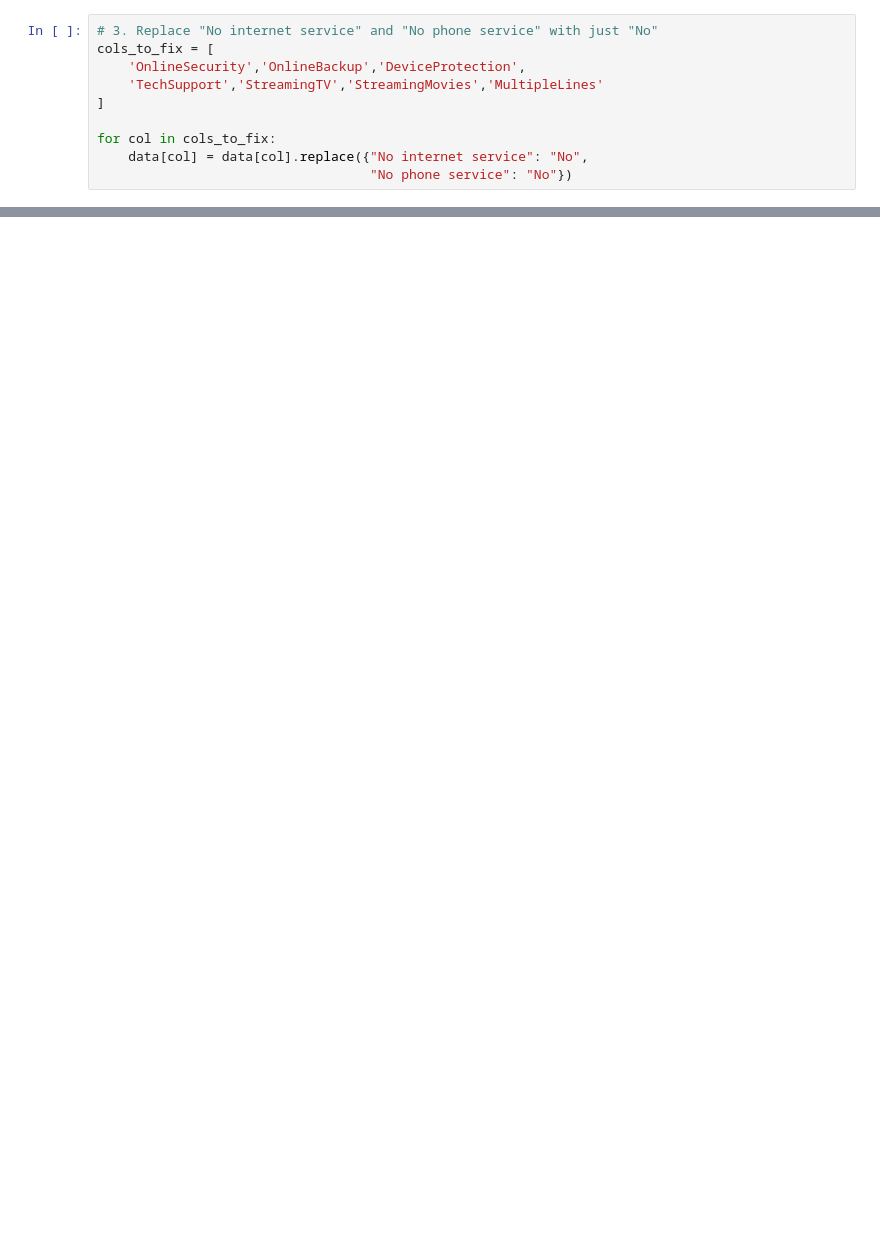
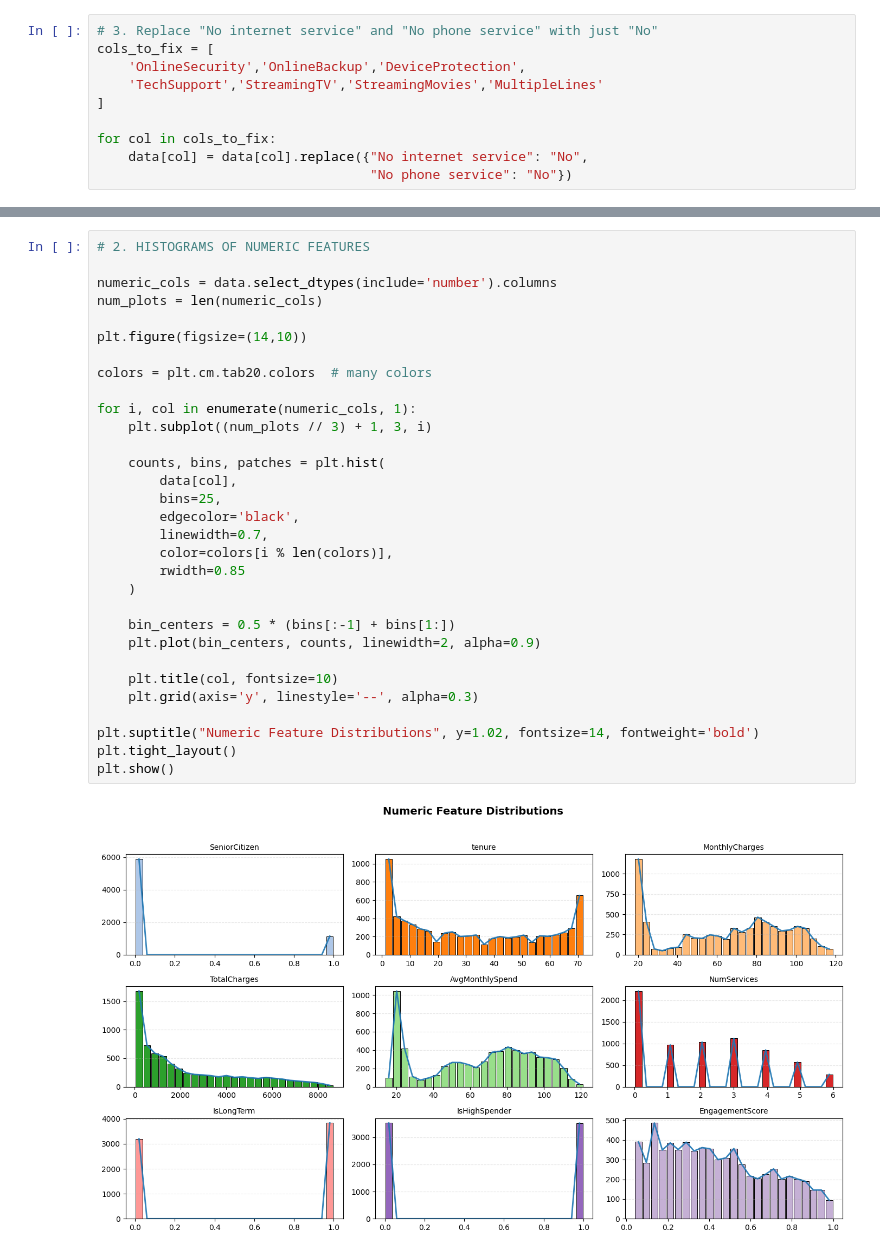
Before and after one commit to Sujatha-Nethmini/ML_CW, a Jupyter notebook: machineLearning_CW.ipynb, the cells around one changed output, grey strips where cells are left out. Drawn from its saved outputs; the diff is of its cells as text; blank space fills up the shorter version.

```diff
--- a/machineLearning_CW.ipynb
+++ b/machineLearning_CW.ipynb
@@ -336,0 +241,33 @@ ROC-AUC: 0.8240444994331448
+# %%
+# 2. HISTOGRAMS OF NUMERIC FEATURES
+
+numeric_cols = data.select_dtypes(include='number').columns
+num_plots = len(numeric_cols)
+
+plt.figure(figsize=(14,10))
+
+colors = plt.cm.tab20.colors  # many colors
+
+for i, col in enumerate(numeric_cols, 1):
+    plt.subplot((num_plots // 3) + 1, 3, i)
+
+    counts, bins, patches = plt.hist(
+        data[col],
+        bins=25,
+        edgecolor='black',
+        linewidth=0.7,
+        color=colors[i % len(colors)],
+        rwidth=0.85
+    )
+
+    bin_centers = 0.5 * (bins[:-1] + bins[1:])
+    plt.plot(bin_centers, counts, linewidth=2, alpha=0.9)
+
+    plt.title(col, fontsize=10)
+    plt.grid(axis='y', linestyle='--', alpha=0.3)
+
+plt.suptitle("Numeric Feature Distributions", y=1.02, fontsize=14, fontweight='bold')
+plt.tight_layout()
+plt.show()
+# %% [output]
+[figure, added]
```
Also changed, not shown: parts of 84 cells of this notebook.
